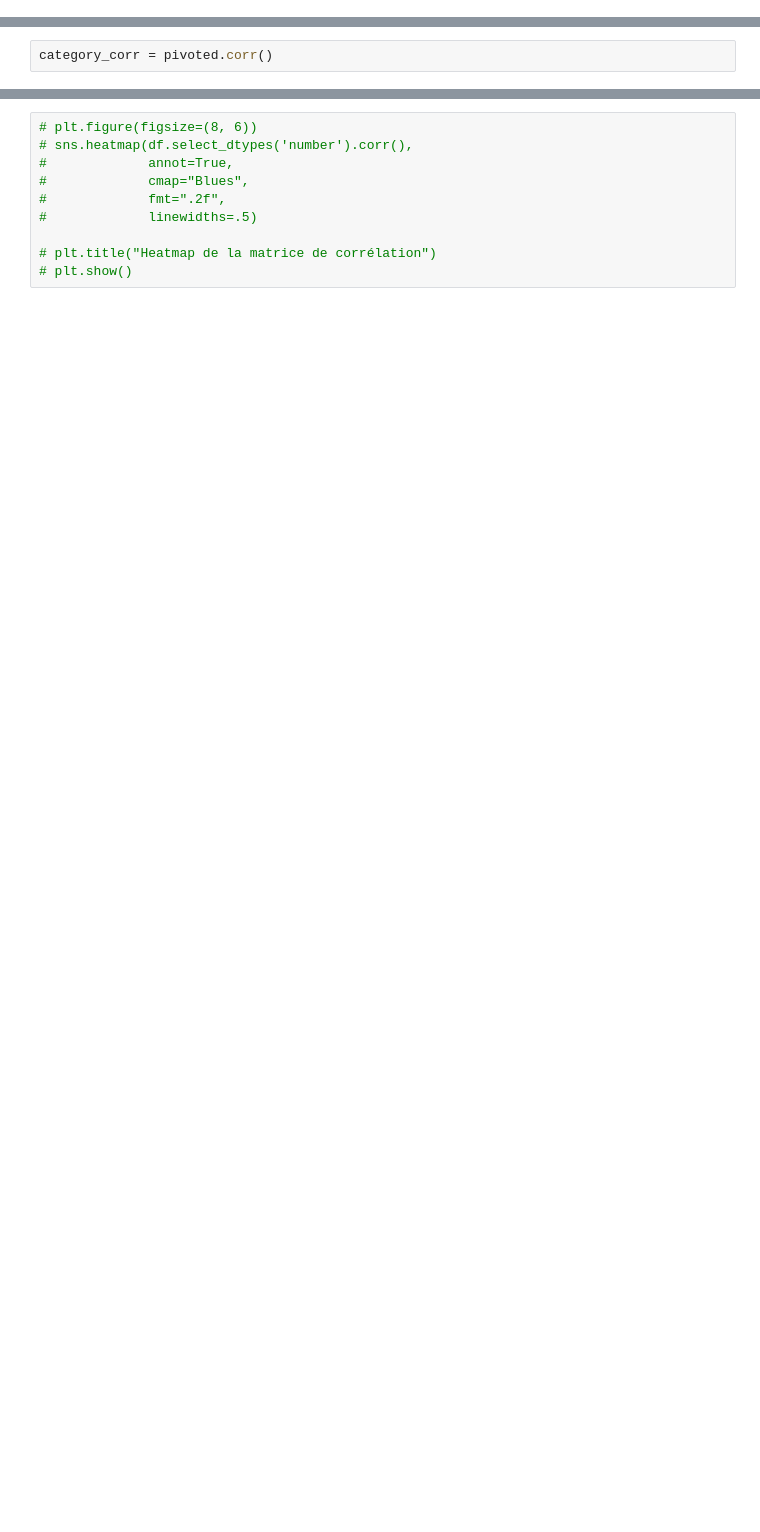
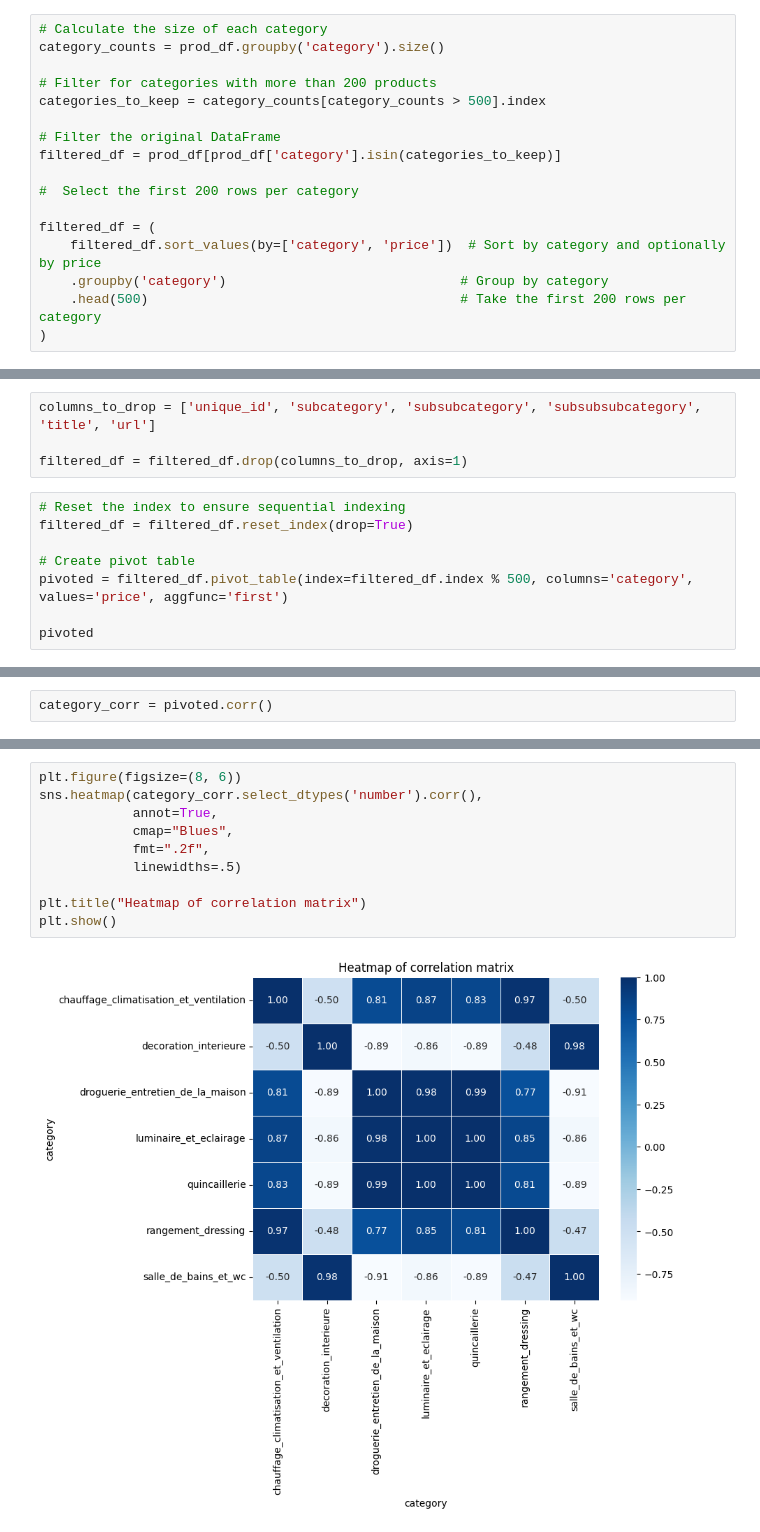
Before and after one commit to MichAdebayo/ecommerce-data-analysis, a Jupyter notebook: brief_pandas.ipynb, the cells around one changed output, grey strips where cells are left out. Cells and saved outputs as stored; diff of their text form; blank space fills up the shorter version.

```diff
--- a/brief_pandas.ipynb
+++ b/brief_pandas.ipynb
@@ -497,0 +633,17 @@ pivoted = prod_df.pivot_table(index=prod_df.index, columns='category', values='p
+# %%
+# Calculate the size of each category
+category_counts = prod_df.groupby('category').size()
+
+# Filter for categories with more than 200 products
+categories_to_keep = category_counts[category_counts > 500].index
+
+# Filter the original DataFrame
+filtered_df = prod_df[prod_df['category'].isin(categories_to_keep)]
+
+#  Select the first 200 rows per category
+
+filtered_df = (
+    filtered_df.sort_values(by=['category', 'price'])  # Sort by category and optionally by price
+    .groupby('category')                              # Group by category
+    .head(500)                                        # Take the first 200 rows per category
+)
@@ -497,0 +657,12 @@ pivoted = prod_df.pivot_table(index=prod_df.index, columns='category', values='p
+# %%
+columns_to_drop = ['unique_id', 'subcategory', 'subsubcategory', 'subsubsubcategory', 'title', 'url']
+
+filtered_df = filtered_df.drop(columns_to_drop, axis=1)
+# %%
+# Reset the index to ensure sequential indexing
+filtered_df = filtered_df.reset_index(drop=True)
+
+# Create pivot table
+pivoted = filtered_df.pivot_table(index=filtered_df.index % 500, columns='category', values='price', aggfunc='first')
+
+pivoted
@@ -515,10 +698,12 @@ for ax in g.axes.flat:
 # %%
-# plt.figure(figsize=(8, 6))
-# sns.heatmap(df.select_dtypes('number').corr(),
-#             annot=True,
-#             cmap="Blues",
-#             fmt=".2f",
-#             linewidths=.5)
+plt.figure(figsize=(8, 6))
+sns.heatmap(category_corr.select_dtypes('number').corr(),
+            annot=True,
+            cmap="Blues",
+            fmt=".2f",
+            linewidths=.5)
 
-# plt.title("Heatmap de la matrice de corrélation")
-# plt.show()
+plt.title("Heatmap of correlation matrix")
+plt.show()
+# %% [output]
+[figure, added]
```
Also changed, not shown: parts of 12 cells of this notebook.
